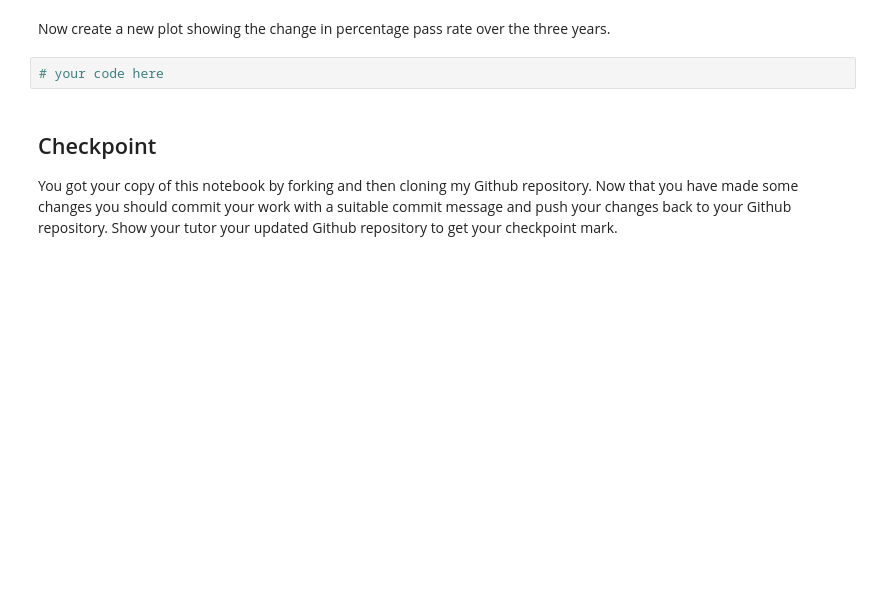
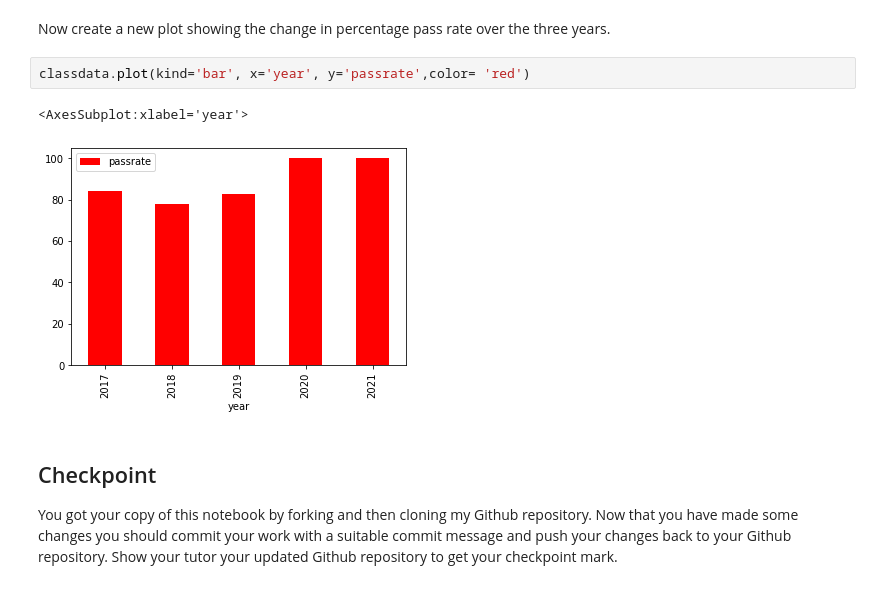
Before and after one commit to iamadisharma/Practical-Works, a Jupyter notebook: Workshop Week 1.ipynb, the cells around one changed output. Cells and saved outputs as stored; diff of their text form; blank space fills up the shorter version.

```diff
--- a/Workshop Week 1.ipynb
+++ b/Workshop Week 1.ipynb
@@ -103,7 +178,10 @@ classdata
 # %% [markdown]
 Now create a new plot showing the change in percentage pass rate over the three years.
-# %%
-# your code here
+# %%
+classdata.plot(kind='bar', x='year', y='passrate',color= 'red')
+# %% [output]
+<AxesSubplot:xlabel='year'>
+[figure, added]
 # %% [markdown]
 ## Checkpoint
 
```
Also changed, not shown: parts of 23 cells of this notebook, 11 other files.
